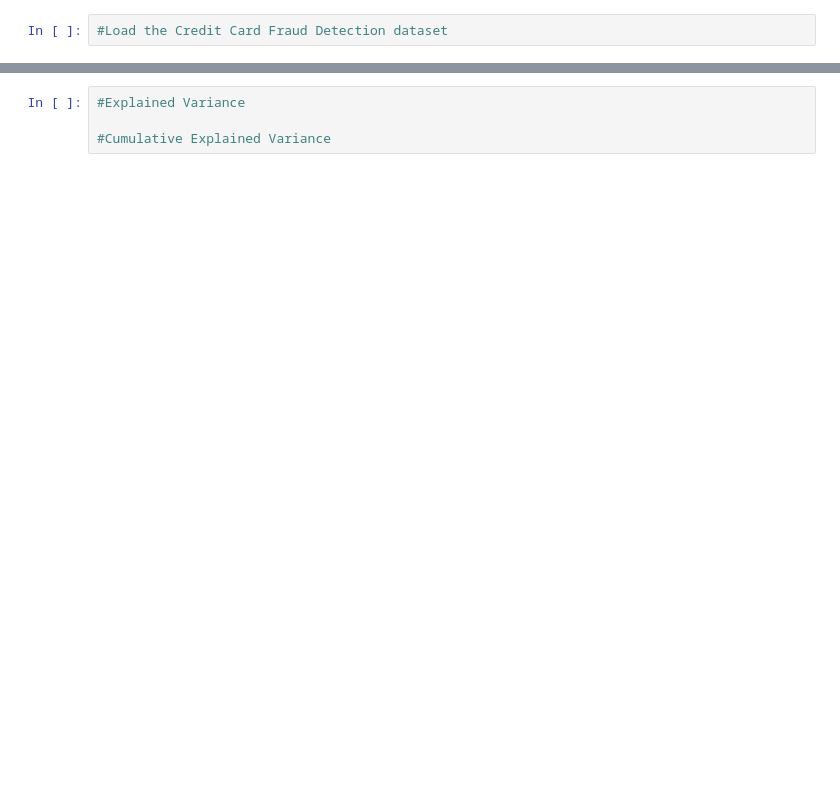
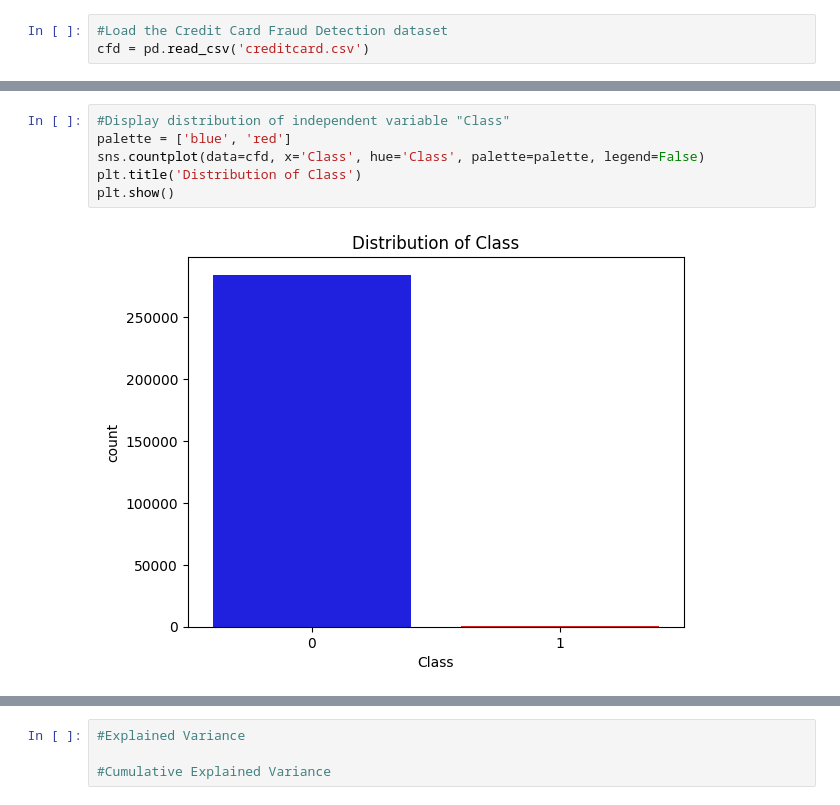
Before and after one commit to moridin04/CCADMACL-Research, a Jupyter notebook: Fraud_Detection_Program.ipynb, the cells around one changed output, grey strips where cells are left out. Drawn from its saved outputs; the diff is of its cells as text; blank space fills up the shorter version.

```diff
--- a/Fraud_Detection_Program.ipynb
+++ b/Fraud_Detection_Program.ipynb
@@ -16,2 +24,3 @@
 # %%
 #Load the Credit Card Fraud Detection dataset
+cfd = pd.read_csv('creditcard.csv')
@@ -45,0 +100,8 @@
+# %%
+#Display distribution of independent variable "Class"
+palette = ['blue', 'red']
+sns.countplot(data=cfd, x='Class', hue='Class', palette=palette, legend=False)
+plt.title('Distribution of Class')
+plt.show()
+# %% [output]
+[figure, added]
```
Also changed, not shown: parts of 29 cells of this notebook.
